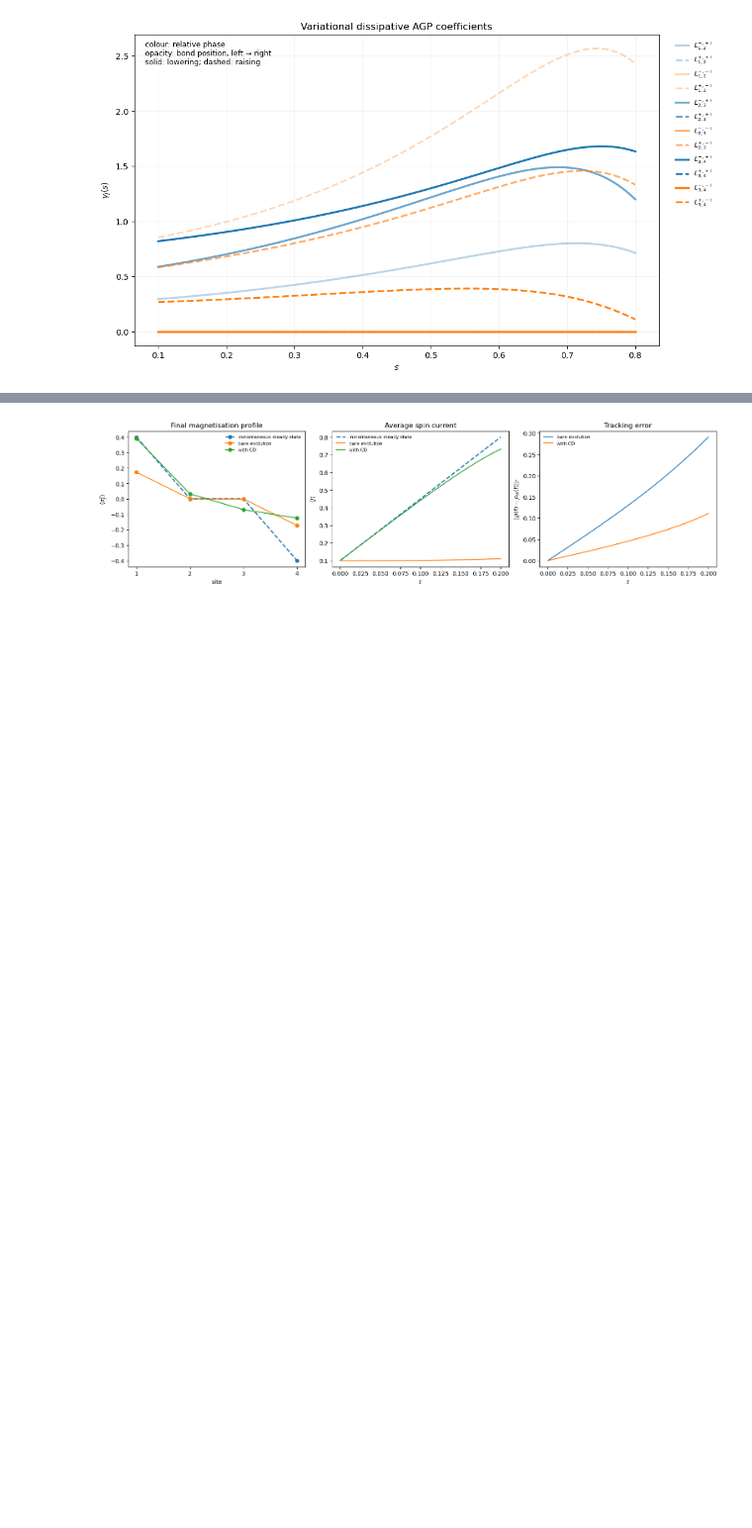
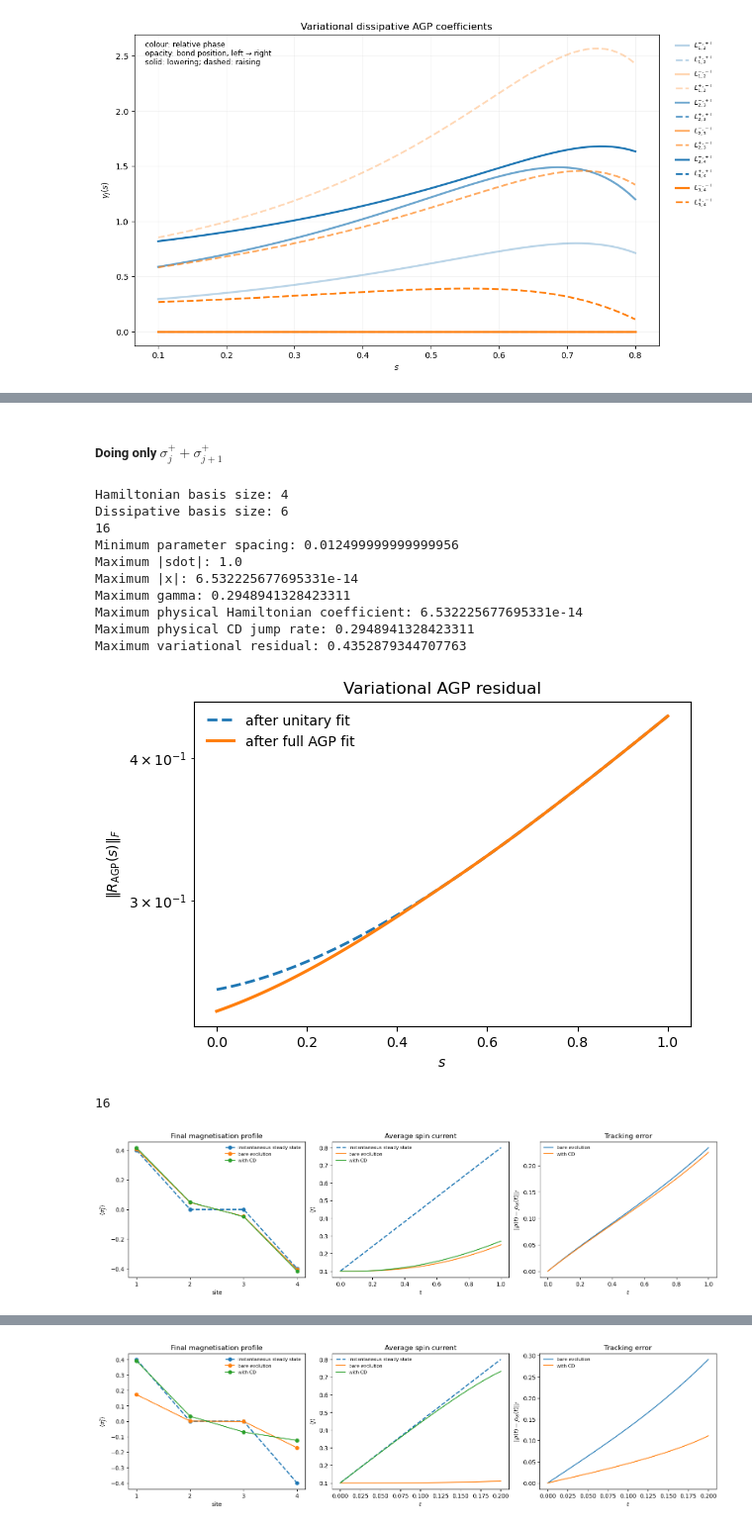
Before and after one commit to jwalkling/Driven_OQS, a Jupyter notebook: src_code/notebooks/Boundary XX Lindblad.ipynb, the cells around one changed output, grey strips where cells are left out. Shown at 99% size. Drawn from its saved outputs; the diff is of its cells as text; code cells hidden in the pictures; blank space fills up the shorter version.

```diff
--- a/src_code/notebooks/Boundary XX Lindblad.ipynb
+++ b/src_code/notebooks/Boundary XX Lindblad.ipynb
@@ -1391,0 +1493,42 @@ Maximum variational residual: 0.2708909794435173
+# %% [markdown]
+##### Doing only $\sigma_j^++\sigma_{j+1}^+$
+# %%
+jump_operators_XX = [
+    O
+    for j in range(L - 1)
+    for O in (
+        (sp_ops[j] + sp_ops[j + 1]) / np.sqrt(2),
+        (sm_ops[j] + sm_ops[j + 1]) / np.sqrt(2),
+    )
+]
+
+sim = run_xx_cd_simulation(
+    L=L,
+    times=np.linspace(0, tau, 81),
+    mu_of_t=mu_of_t,
+    Gamma_of_t=Gamma_of_t,
+    jump_operators_XX=jump_operators_XX,
+)
+
+plots = plot_xx_tracking_observables(
+    sim["t"],
+    sim["rho_ss"],
+    sim["rho_bare"],
+    sim["rho_cd"],
+    sim["sz_ops"],
+    sim["current_ops"],
+)
+# %% [output]
+Hamiltonian basis size: 4
+Dissipative basis size: 6
+16
+Minimum parameter spacing: 0.012499999999999956
+Maximum |sdot|: 1.0
+Maximum |x|: 6.532225677695331e-14
+Maximum gamma: 0.2948941328423311
+Maximum physical Hamiltonian coefficient: 6.532225677695331e-14
+Maximum physical CD jump rate: 0.2948941328423311
+Maximum variational residual: 0.4352879344707763
+[figure, added]
+16
+[figure, added]
```
Also changed, not shown: parts of 13 cells of this notebook, 1 other file.
